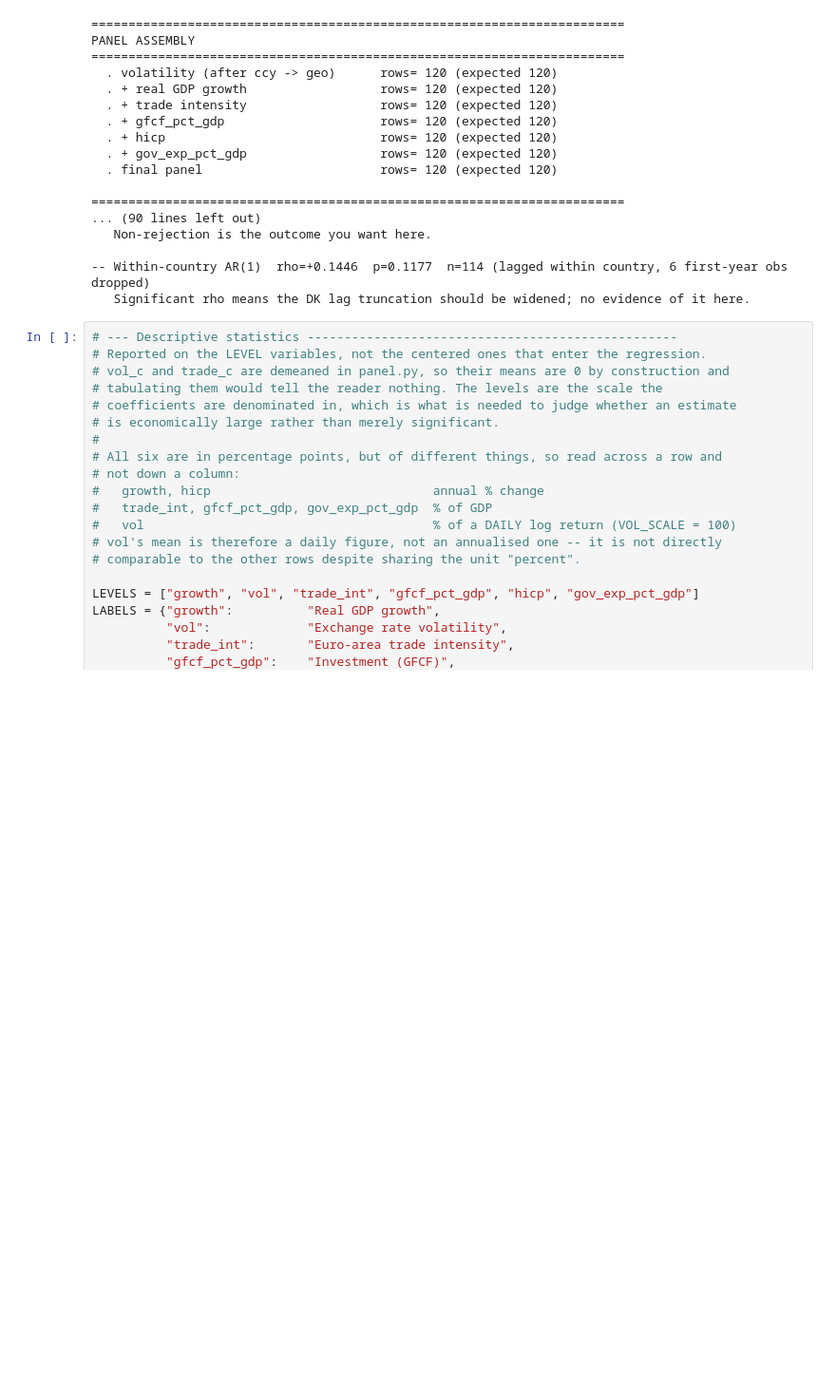
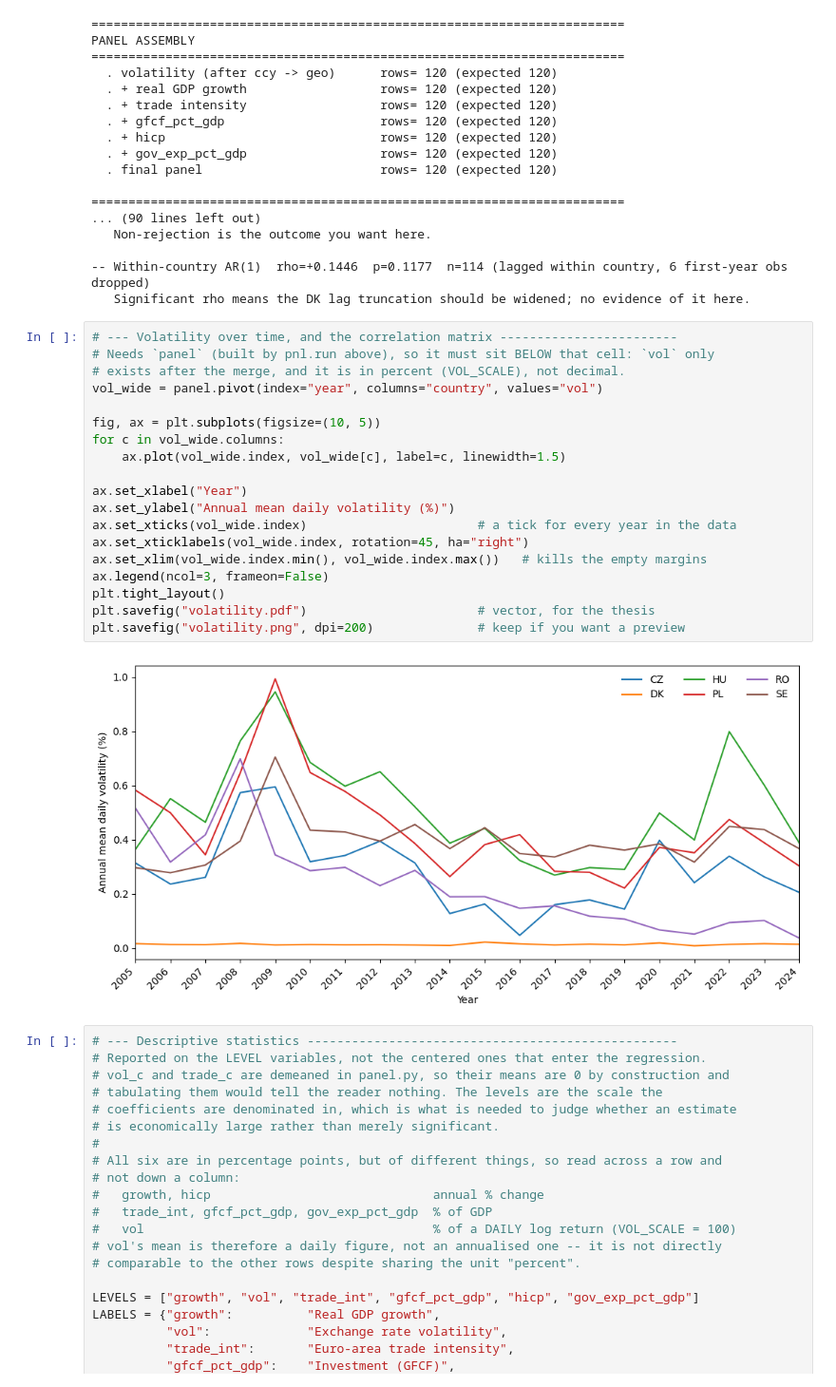
Before and after one commit to ecplol/Thesis, a Jupyter notebook: src/methodology_new.ipynb, the cells around one changed output. Shown at 95% size. Cells and saved outputs as stored; diff of their text form; blank space fills up the shorter version.

```diff
--- a/src/methodology_new.ipynb
+++ b/src/methodology_new.ipynb
@@ -121,6 +101,27 @@ PANEL ASSEMBLY
 
 -- Within-country AR(1)  rho=+0.1446  p=0.1177  n=114 (lagged within country, 6 first-year obs dropped)
    Significant rho means the DK lag truncation should be widened; no evidence of it here.
+# %%
+# --- Volatility over time, and the correlation matrix ------------------------
+# Needs `panel` (built by pnl.run above), so it must sit BELOW that cell: `vol` only
+# exists after the merge, and it is in percent (VOL_SCALE), not decimal.
+vol_wide = panel.pivot(index="year", columns="country", values="vol")
+
+fig, ax = plt.subplots(figsize=(10, 5))
+for c in vol_wide.columns:
+    ax.plot(vol_wide.index, vol_wide[c], label=c, linewidth=1.5)
+
+ax.set_xlabel("Year")
+ax.set_ylabel("Annual mean daily volatility (%)")
+ax.set_xticks(vol_wide.index)                       # a tick for every year in the data
+ax.set_xticklabels(vol_wide.index, rotation=45, ha="right")
+ax.set_xlim(vol_wide.index.min(), vol_wide.index.max())   # kills the empty margins
+ax.legend(ncol=3, frameon=False)
+plt.tight_layout()
+plt.savefig("volatility.pdf")                       # vector, for the thesis
+plt.savefig("volatility.png", dpi=200)              # keep if you want a preview
+# %% [output]
+[figure, added]
 # %%
 # --- Descriptive statistics --------------------------------------------------
 # Reported on the LEVEL variables, not the centered ones that enter the regression.
```
Also changed, not shown: parts of 3 cells of this notebook, 22 other files.
